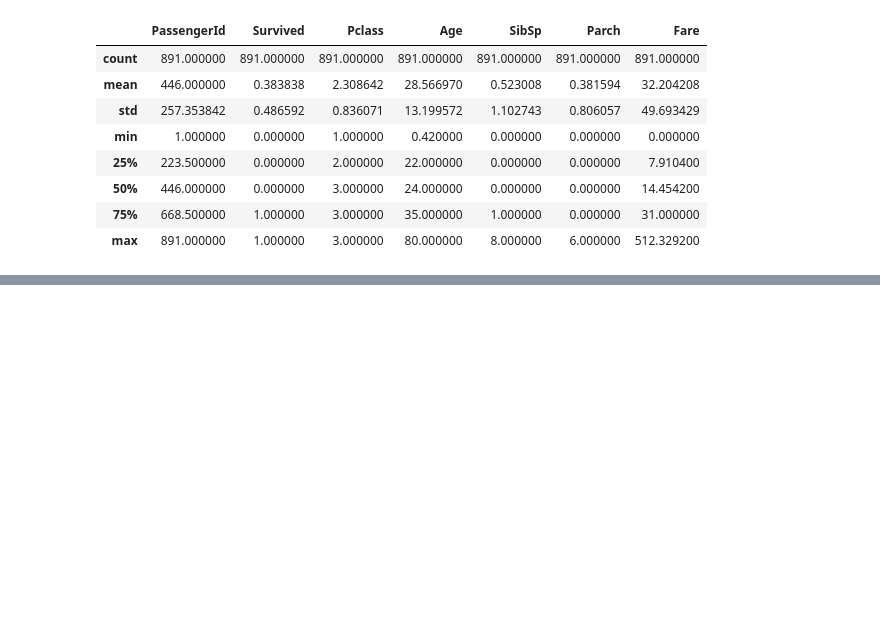
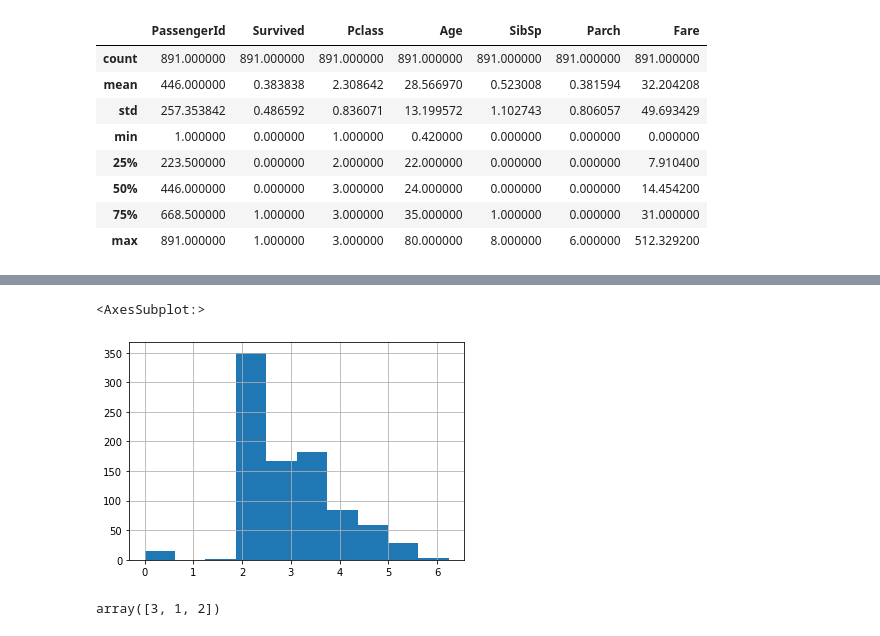
Before and after one commit to xstof/xstofai, a Jupyter notebook: nbs/titanic - linear and nn from scratch.ipynb, the cells around one changed output, grey strips where cells are left out. Cells and saved outputs as stored; diff of their text form; code cells hidden in the pictures; blank space fills up the shorter version.

```diff
--- a/nbs/titanic - linear and nn from scratch.ipynb
+++ b/nbs/titanic - linear and nn from scratch.ipynb
@@ -139,0 +151,11 @@ df.describe(include=(np.number))
+# %%
+df['LogFare'] = np.log(df['Fare']+1)
+# %%
+df['LogFare'].hist()
+# %% [output]
+<AxesSubplot:>
+[figure, added]
+# %%
+df.Pclass.unique()
+# %% [output]
+array([3, 1, 2])
```
Also changed, not shown: parts of 12 cells of this notebook.
